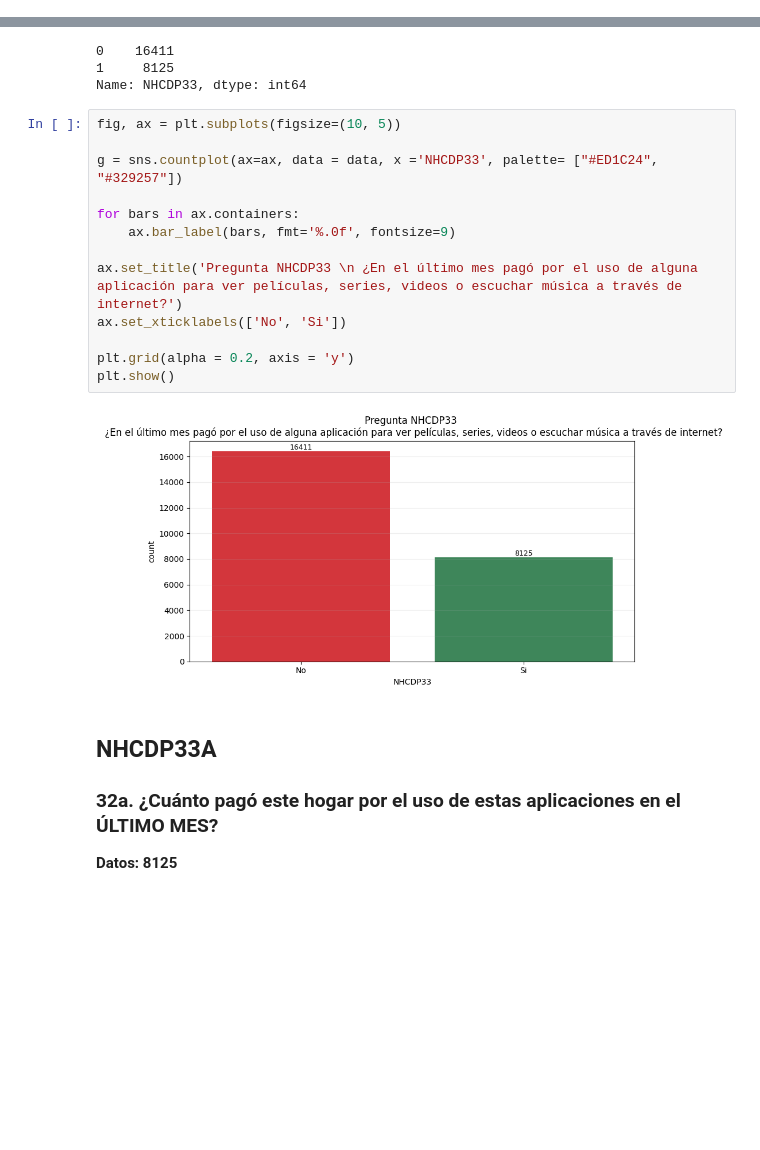
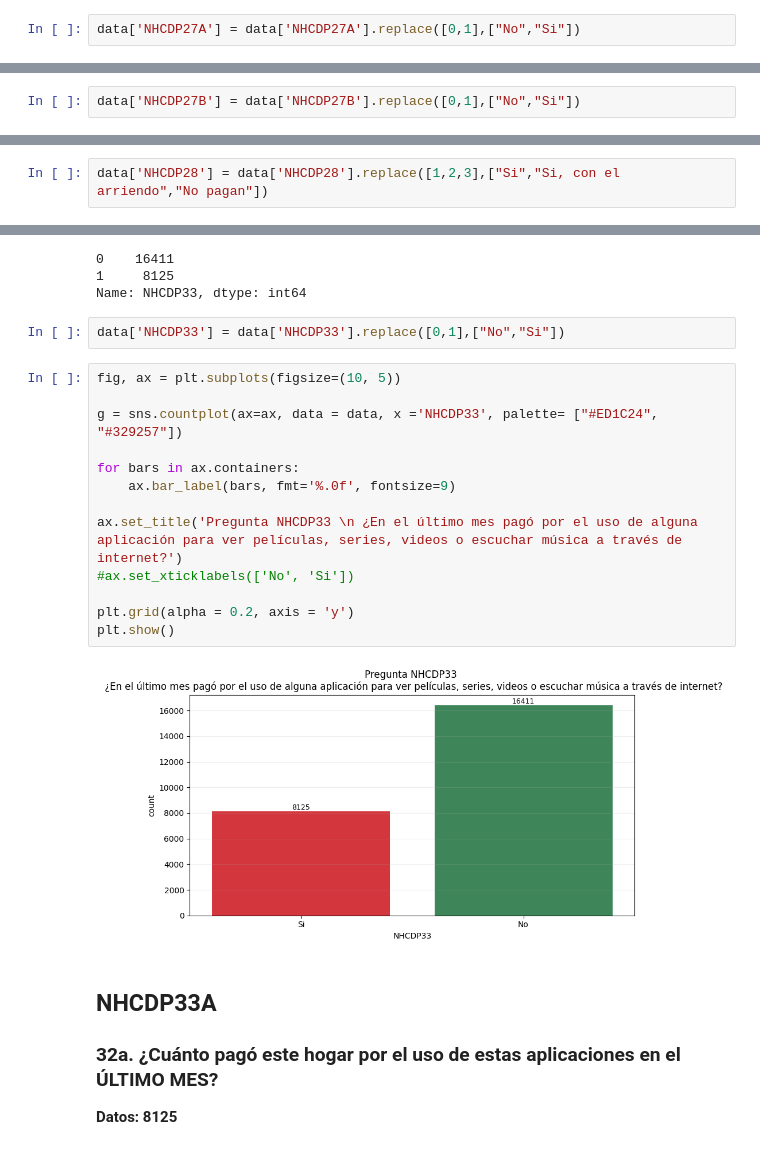
Before and after one commit to pinnzonandres/Encuesta-Multiproposito-Suba, a Jupyter notebook: Jupyter Scripts/3 - Parte EDA & Limpieza - Sección NHCDP.ipynb, the cells around one changed output, grey strips where cells are left out. Cells and saved outputs as stored; diff of their text form; blank space fills up the shorter version.

```diff
--- a/Jupyter Scripts/3 - Parte EDA & Limpieza - Sección NHCDP.ipynb
+++ b/Jupyter Scripts/3 - Parte EDA & Limpieza - Sección NHCDP.ipynb
@@ -665,6 +689,8 @@ data['NHCDP27A'].value_counts()
 1.0    21339
 0.0      942
 Name: NHCDP27A, dtype: int64
+# %%
+data['NHCDP27A'] = data['NHCDP27A'].replace([0,1],["No","Si"])
 # %%
 fig, ax = plt.subplots(figsize=(10, 5))
 
@@ -709,6 +735,8 @@ data['NHCDP27B'].value_counts()
 0.0    11623
 1.0    10658
 Name: NHCDP27B, dtype: int64
+# %%
+data['NHCDP27B'] = data['NHCDP27B'].replace([0,1],["No","Si"])
 # %%
 fig, ax = plt.subplots(figsize=(10, 5))
 
@@ -755,6 +783,8 @@ data['NHCDP28'].value_counts()
 3.0      425
 2.0      272
 Name: NHCDP28, dtype: int64
+# %%
+data['NHCDP28'] = data['NHCDP28'].replace([1,2,3],["Si","Si, con el arriendo","No pagan"])
 # %%
 plt.figure(figsize=(10,5))
 bars = plt.bar(data['NHCDP28'].value_counts().index.tolist(),data['NHCDP28'].value_counts().tolist(), edgecolor = 'k', color = '#344e41')
@@ -832,21 +862,23 @@ data['NHCDP33'].value_counts()
 0    16411
 1     8125
 Name: NHCDP33, dtype: int64
+# %%
+data['NHCDP33'] = data['NHCDP33'].replace([0,1],["No","Si"])
 # %%
 fig, ax = plt.subplots(figsize=(10, 5))
 
 g = sns.countplot(ax=ax, data = data, x ='NHCDP33', palette= ["#ED1C24", "#329257"])
 
 for bars in ax.containers:
     ax.bar_label(bars, fmt='%.0f', fontsize=9)
 
 ax.set_title('Pregunta NHCDP33 \n ¿En el último mes pagó por el uso de alguna aplicación para ver películas, series, videos o escuchar música a través de internet?')
-ax.set_xticklabels(['No', 'Si'])
+#ax.set_xticklabels(['No', 'Si'])
 
 plt.grid(alpha = 0.2, axis = 'y')
 plt.show()
 # %% [output]
-[figure, old version]
+[figure, new version]
 # %% [markdown]
 ## NHCDP33A
 ### 32a. ¿Cuánto pagó este hogar por el uso de estas aplicaciones en el ÚLTIMO MES?
```
Also changed, not shown: parts of 17 cells of this notebook, 1 other file.
